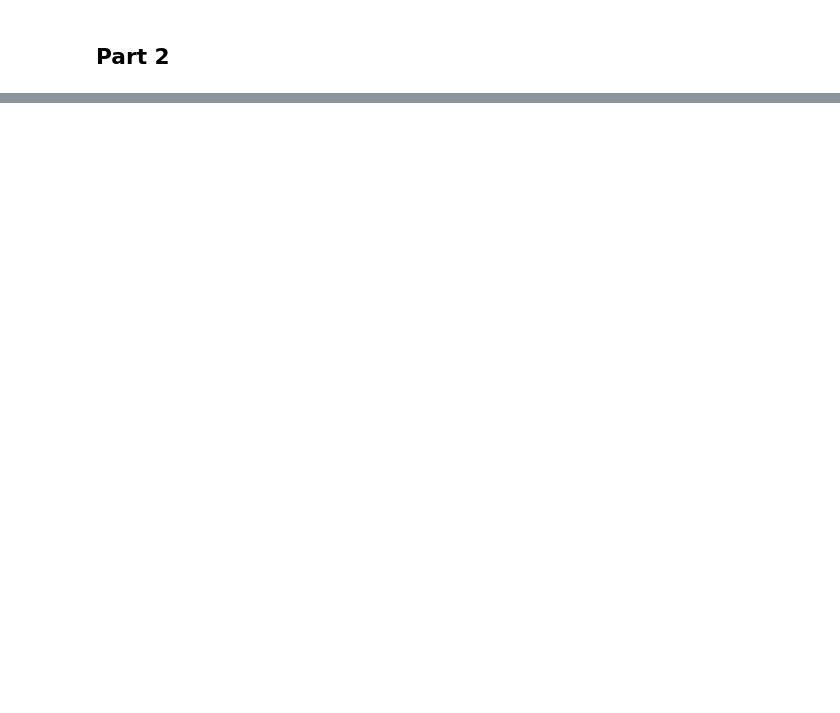
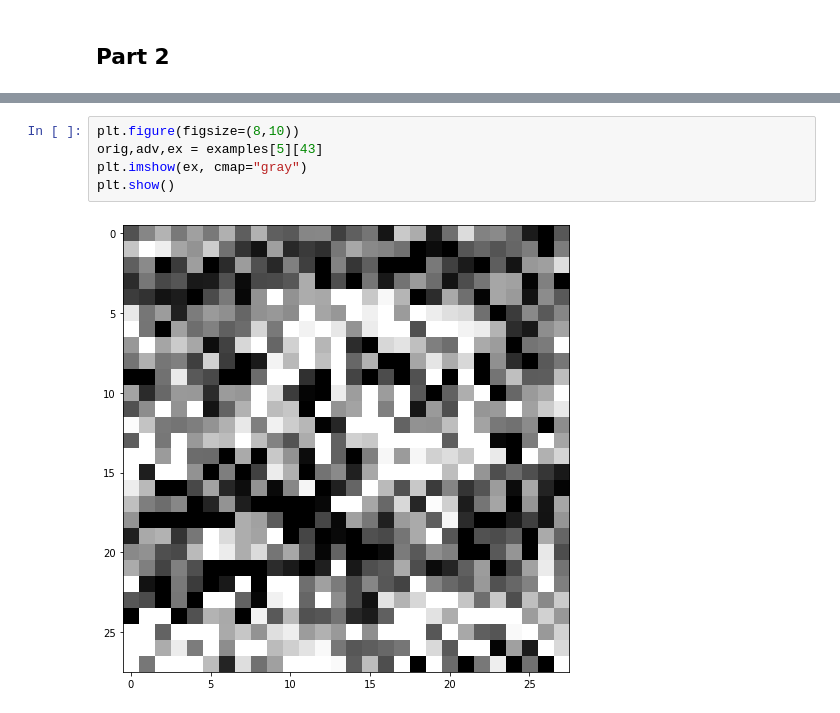
Before and after one commit to oliolo/D7047E-Advanced-DL, a Jupyter notebook: Labs/Lab-5/Task2.ipynb, the cells around one changed output, grey strips where cells are left out. Drawn from its saved outputs; the diff is of its cells as text; blank space fills up the shorter version.

```diff
--- a/Labs/Lab-5/Task2.ipynb
+++ b/Labs/Lab-5/Task2.ipynb
@@ -296,0 +351,7 @@ ValueError: not enough values to unpack (expected 3, got 1)
+# %%
+plt.figure(figsize=(8,10))
+orig,adv,ex = examples[5][43]
+plt.imshow(ex, cmap="gray")
+plt.show()
+# %% [output]
+[figure, added]
```
Also changed, not shown: parts of 9 cells of this notebook.
